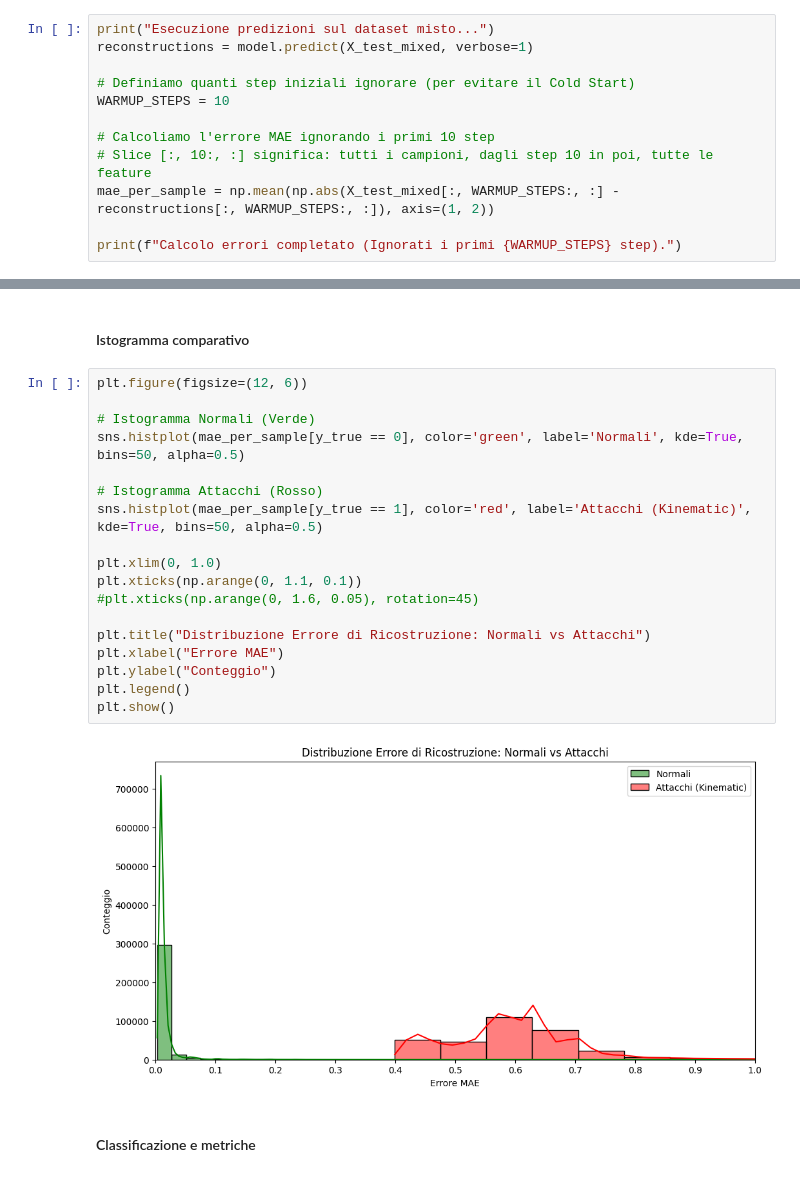
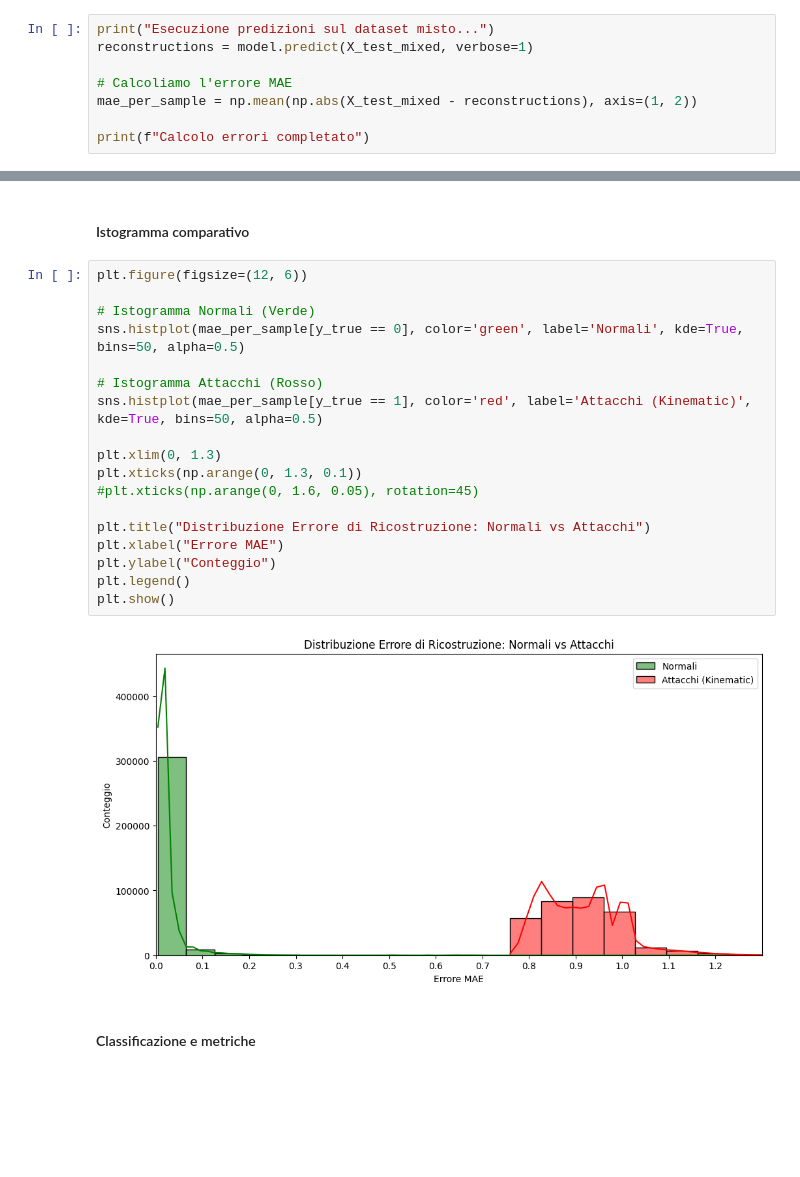
Before and after one commit to LaroccaA/Detecting-Trajectory-Spoofing-Attacks-on-AIS, a Jupyter notebook: Progetto/LSMT/Test_Kinematic_Inconsistency.ipynb, the cells around one changed output, grey strips where cells are left out. Drawn from its saved outputs; the diff is of its cells as text; blank space fills up the shorter version.

```diff
--- a/Progetto/LSMT/Test_Kinematic_Inconsistency.ipynb
+++ b/Progetto/LSMT/Test_Kinematic_Inconsistency.ipynb
@@ -182,13 +188,9 @@ Campioni Attaccati: 320000
 print("Esecuzione predizioni sul dataset misto...")
 reconstructions = model.predict(X_test_mixed, verbose=1)
 
-# Definiamo quanti step iniziali ignorare (per evitare il Cold Start)
-WARMUP_STEPS = 10
+# Calcoliamo l'errore MAE
+mae_per_sample = np.mean(np.abs(X_test_mixed - reconstructions), axis=(1, 2))
 
-# Calcoliamo l'errore MAE ignorando i primi 10 step
-# Slice [:, 10:, :] significa: tutti i campioni, dagli step 10 in poi, tutte le feature
-mae_per_sample = np.mean(np.abs(X_test_mixed[:, WARMUP_STEPS:, :] - reconstructions[:, WARMUP_STEPS:, :]), axis=(1, 2))
-
-print(f"Calcolo errori completato (Ignorati i primi {WARMUP_STEPS} step).")
+print(f"Calcolo errori completato")
 # %% [output]
 Esecuzione predizioni sul dataset misto...
@@ -199,23 +204,23 @@ Calcolo errori completato (Ignorati i primi 10 step).
 # %%
 plt.figure(figsize=(12, 6))
 
 # Istogramma Normali (Verde)
 sns.histplot(mae_per_sample[y_true == 0], color='green', label='Normali', kde=True, bins=50, alpha=0.5)
 
 # Istogramma Attacchi (Rosso)
 sns.histplot(mae_per_sample[y_true == 1], color='red', label='Attacchi (Kinematic)', kde=True, bins=50, alpha=0.5)
 
-plt.xlim(0, 1.0)
-plt.xticks(np.arange(0, 1.1, 0.1))
+plt.xlim(0, 1.3)
+plt.xticks(np.arange(0, 1.3, 0.1))
 #plt.xticks(np.arange(0, 1.6, 0.05), rotation=45)
 
 plt.title("Distribuzione Errore di Ricostruzione: Normali vs Attacchi")
 plt.xlabel("Errore MAE")
 plt.ylabel("Conteggio")
 plt.legend()
 plt.show()
 # %% [output]
-[figure, old version]
+[figure, new version]
 # %% [markdown]
 #### Classificazione e metriche
 # %%
```
Also changed, not shown: parts of 5 cells of this notebook, 1 other file.
